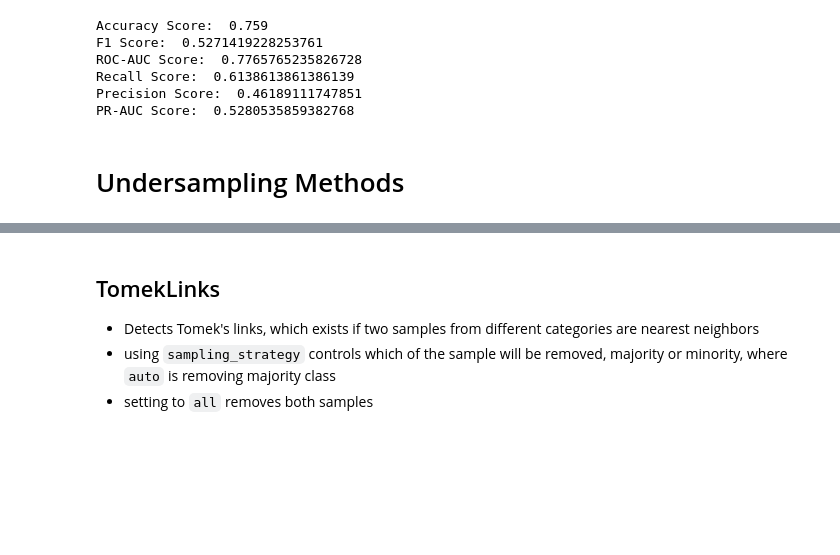
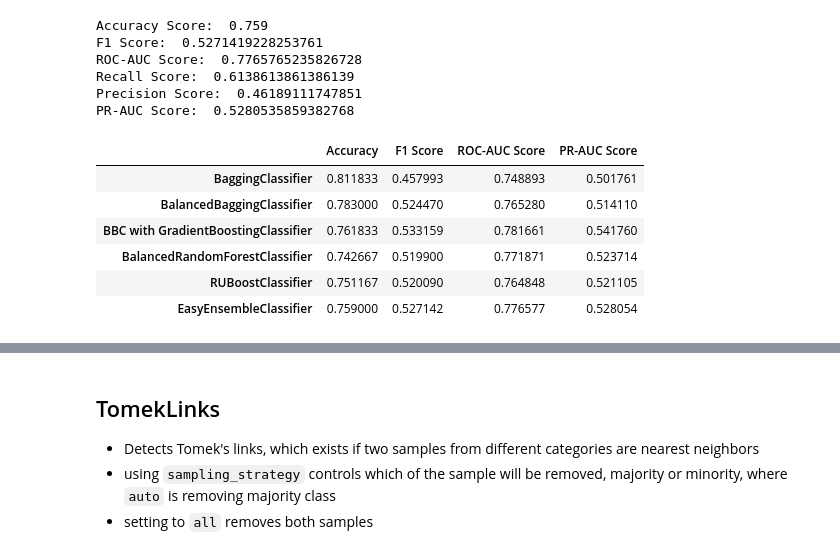
Before and after one commit to datascisteven/Medium-Blogs, a Jupyter notebook: Class_Imbalance.ipynb, the cells around one changed output, grey strips where cells are left out. Cells and saved outputs as stored; diff of their text form; code cells hidden in the pictures; blank space fills up the shorter version.

```diff
--- a/Class_Imbalance.ipynb
+++ b/Class_Imbalance.ipynb
@@ -404,5 +404,45 @@ ROC-AUC Score:  0.7765765235826728
 Recall Score:  0.6138613861386139
 Precision Score:  0.46189111747851
 PR-AUC Score:  0.5280535859382768
-# %% [markdown]
-# Undersampling Methods
+# %%
+data = {'Accuracy': [accuracy_score(y_valid, y_pred_bc),
+                     accuracy_score(y_valid, y_pred_bbc),
+                     accuracy_score(y_valid, y_pred_bbc3),
+                     accuracy_score(y_valid, y_pred_brf),
+                     accuracy_score(y_valid, y_pred_rbc),
+                     accuracy_score(y_valid, y_pred_eec)],
+        'F1 Score': [f1_score(y_valid, y_pred_bc),
+                     f1_score(y_valid, y_pred_bbc),
+                     f1_score(y_valid, y_pred_bbc3),
+                     f1_score(y_valid, y_pred_brf),
+                     f1_score(y_valid, y_pred_rbc),
+                     f1_score(y_valid, y_pred_eec)],
+        'ROC-AUC Score': [auc(X_valid_ss, y_valid, bc),
+                          auc(X_valid_ss, y_valid, bbc),
+                          auc(X_valid_ss, y_valid, bbc3),
+                          auc(X_valid_ss, y_valid, brf),
+                          auc(X_valid_ss, y_valid, rbc),
+                          auc(X_valid_ss, y_valid, eec)],
+        'PR-AUC Score': [aps(X_valid_ss, y_valid, bc),
+                         aps(X_valid_ss, y_valid, bbc),
+                         aps(X_valid_ss, y_valid, bbc3),
+                         aps(X_valid_ss, y_valid, brf),
+                         aps(X_valid_ss, y_valid, rbc),
+                         aps(X_valid_ss, y_valid, eec)]}
+
+scores = pd.DataFrame(data=data, index = ['BaggingClassifier',
+                                          'BalancedBaggingClassifier',
+                                          'BBC with GradientBoostingClassifier',
+                                          'BalancedRandomForestClassifier',
+                                          'RUBoostClassifier',
+                                          'EasyEnsembleClassifier'])
+
+scores
+# %% [output]
+|  | Accuracy | F1 Score | ROC-AUC Score | PR-AUC Score |
+| BaggingClassifier | 0.811833 | 0.457993 | 0.748893 | 0.501761 |
+| BalancedBaggingClassifier | 0.783000 | 0.524470 | 0.765280 | 0.514110 |
+| BBC with GradientBoostingClassifier | 0.761833 | 0.533159 | 0.781661 | 0.541760 |
+| BalancedRandomForestClassifier | 0.742667 | 0.519900 | 0.771871 | 0.523714 |
+| RUBoostClassifier | 0.751167 | 0.520090 | 0.764848 | 0.521105 |
+| EasyEnsembleClassifier | 0.759000 | 0.527142 | 0.776577 | 0.528054 |
```
Also changed, not shown: parts of 32 cells of this notebook, 2 other files.
